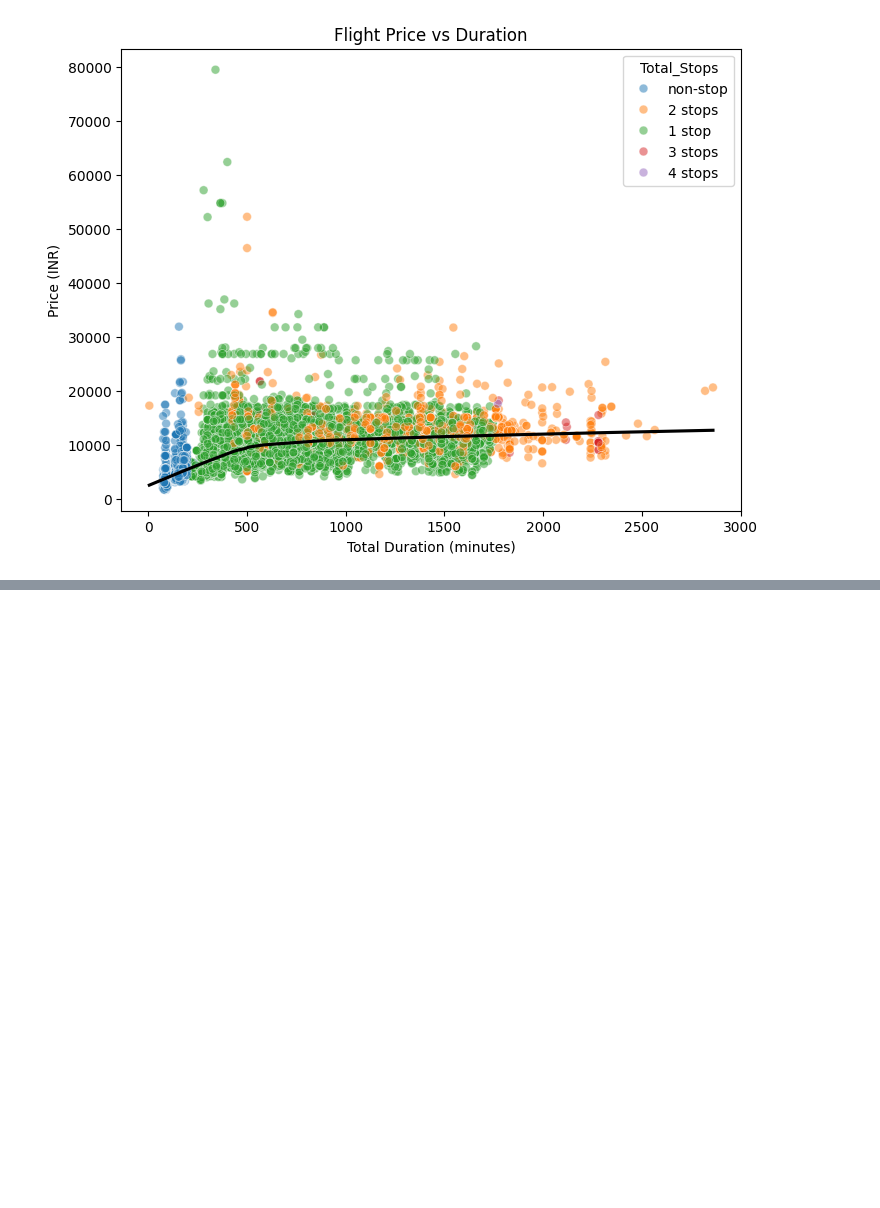
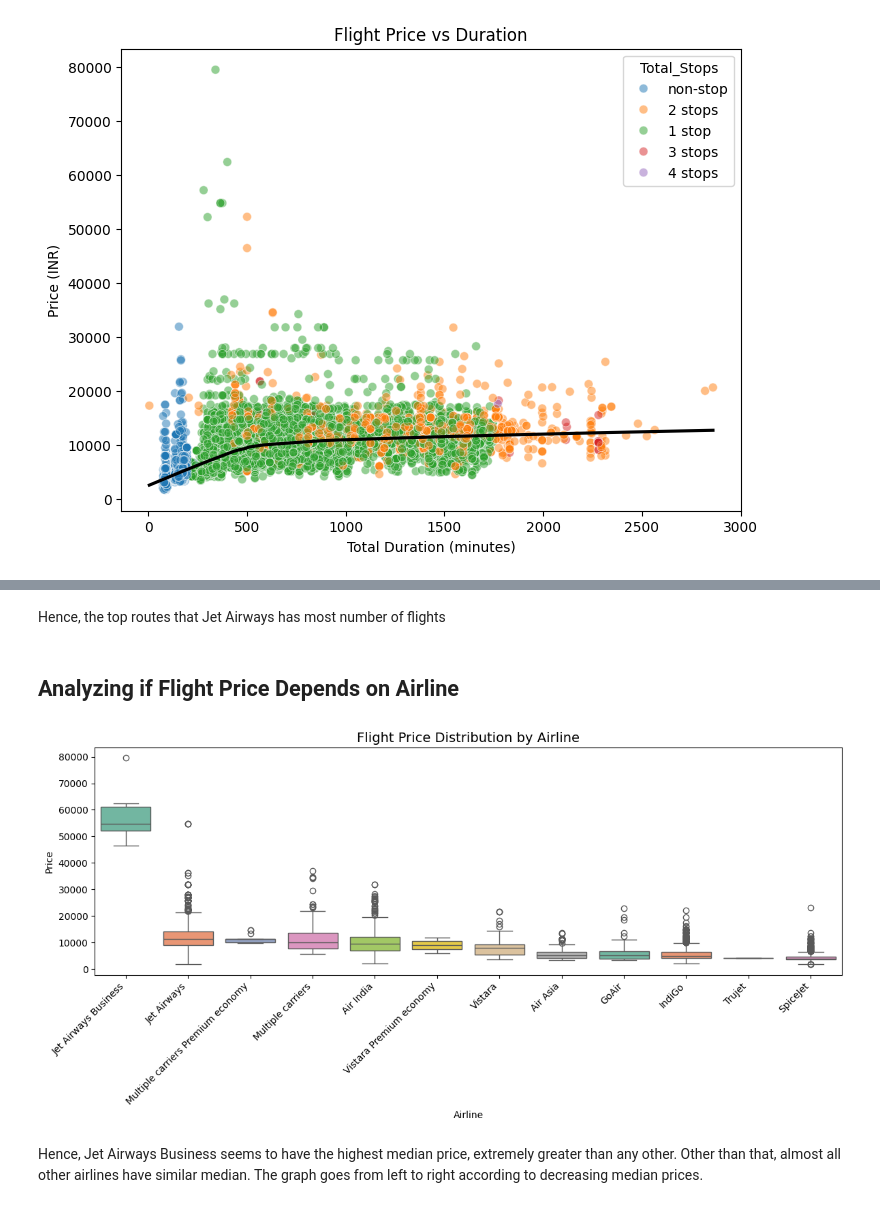
Before and after one commit to suyogshresthaa/Flight-Fare-Prediction-System, a Jupyter notebook: flight_price_prediction.ipynb, the cells around one changed output, grey strips where cells are left out. Saved outputs shown, nothing was run; the diff lists cells and outputs as text; code cells hidden in the pictures; blank space fills up the shorter version.

```diff
--- a/flight_price_prediction.ipynb
+++ b/flight_price_prediction.ipynb
@@ -282,0 +323,33 @@ plt.show()
+# %% [markdown]
+Hence, the top routes that Jet Airways has most number of flights
+# %% [markdown]
+## Analyzing if Flight Price Depends on Airline
+# %%
+## finding the price distribution on basis of airlines using box plot
+## sorting the df according to median Price
+
+order = (
+    df_train_copy
+    .groupby('Airline')['Price']
+    .median()
+    .sort_values(ascending=False)
+    .index
+)
+
+plt.figure(figsize=(12, 6))
+sns.boxplot(x='Airline',
+            y='Price',
+            data=df_train_copy,
+            order=order,
+            palette='Set2')
+
+plt.title('Flight Price Distribution by Airline', fontsize=14)
+plt.xlabel('Airline')
+plt.ylabel('Price')
+plt.xticks(rotation=45, ha='right')
+plt.tight_layout()
+plt.show()
+# %% [output]
+[figure, added]
+# %% [markdown]
+Hence, Jet Airways Business seems to have the highest median price, extremely greater than any other. Other than that, almost all other airlines have similar median. The graph goes from left to right according to decreasing median prices.
```
Also changed, not shown: parts of 11 cells of this notebook.
